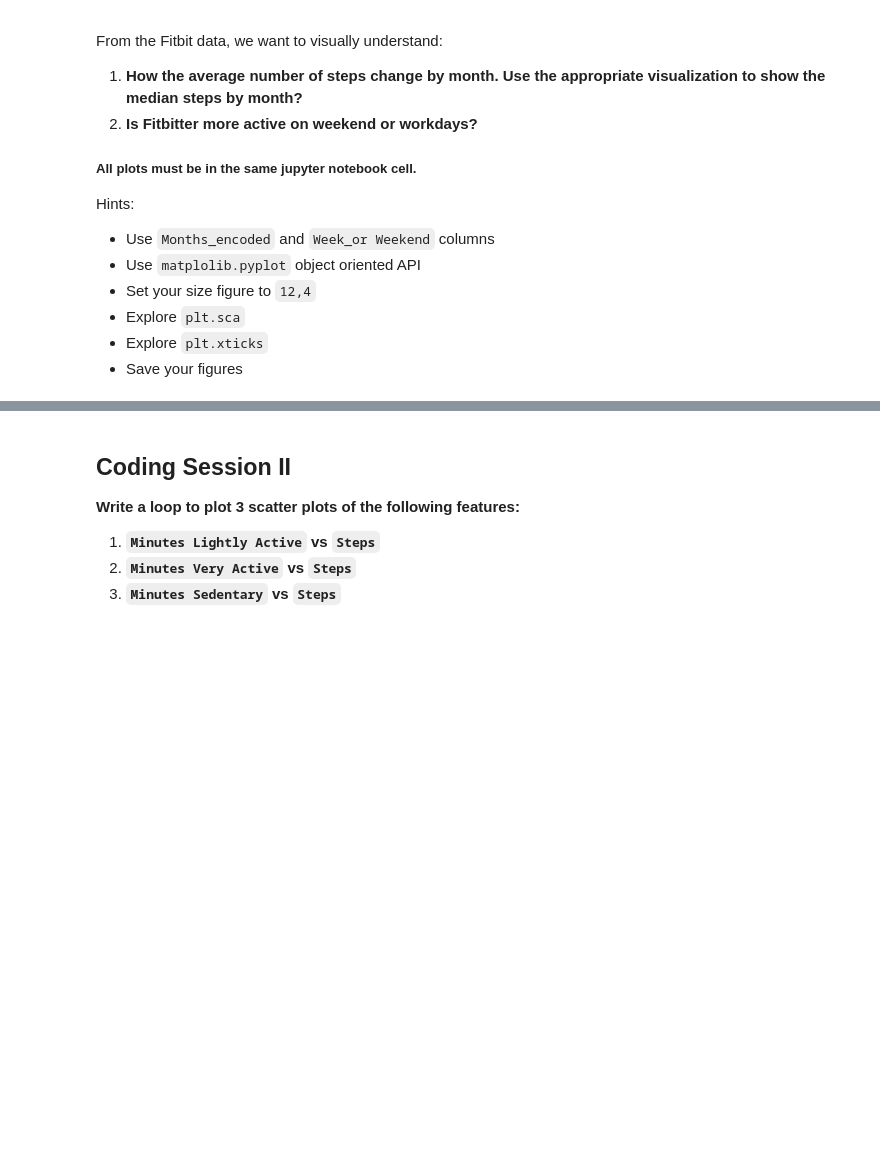
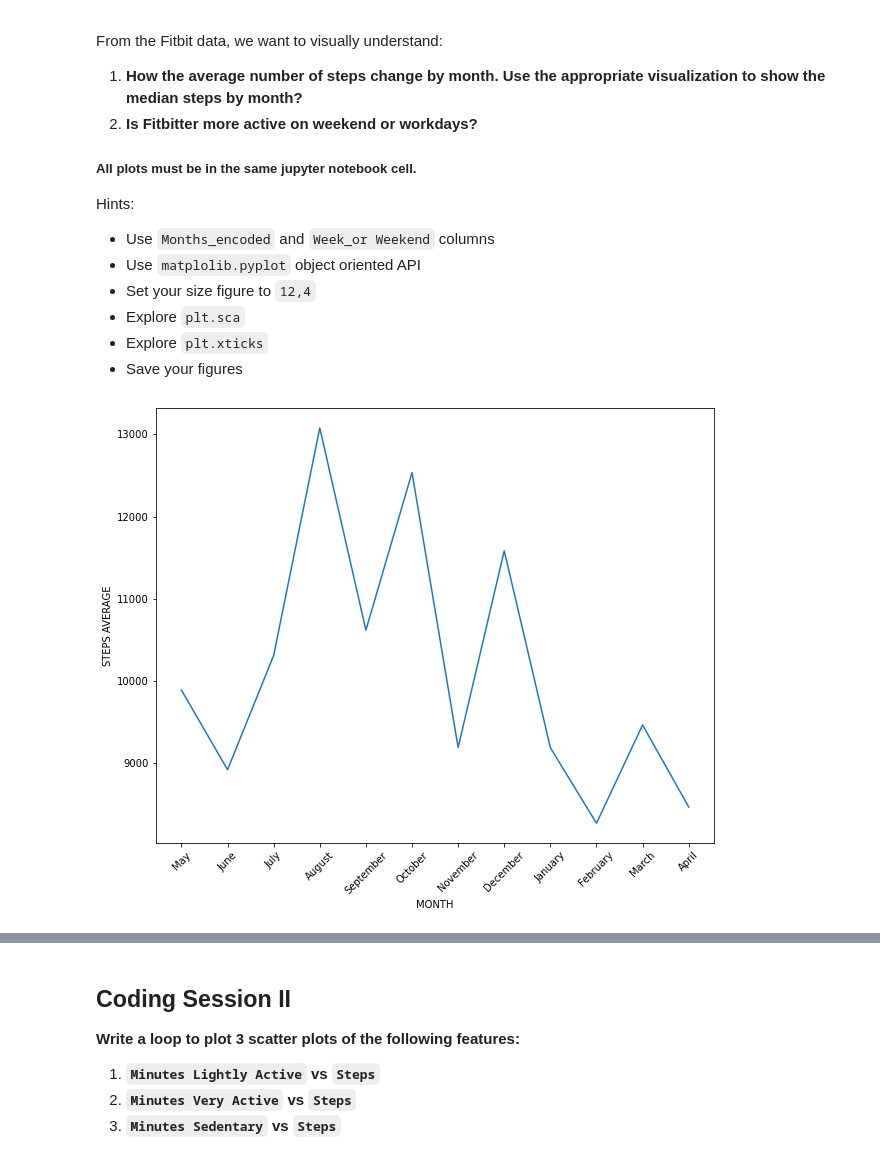
Before and after one commit to Ironhack-Part-Time-Enero2022/lab-visualization-extra, a Jupyter notebook: challenge-1.ipynb, the cells around one changed output, grey strips where cells are left out. Cells and saved outputs as stored; diff of their text form; code cells hidden in the pictures; blank space fills up the shorter version.

```diff
--- a/challenge-1.ipynb
+++ b/challenge-1.ipynb
@@ -5,9 +5,11 @@
 # %%
 # import libraries here
 import pandas as pd
+import matplotlib.pyplot as plt
+
+plt.rcParams["figure.figsize"] = (10,8)
 '''
 import numpy as np
-import matplotlib.pyplot as plt
 import seaborn as sns
 %matplotlib inline
 '''
@@ -41,0 +57,13 @@ Hints:
+# %%
+df_steps = fitbit.groupby('Months_encoded')['Steps'].mean().reset_index()
+
+tabla_steps = plt.plot(df_steps["Months_encoded"],
+                        df_steps["Steps"])
+
+
+plt.xlabel("MONTH")
+plt.ylabel("STEPS AVERAGE")
+meses = fitbit['Months'].unique()
+plt.xticks(df_steps["Months_encoded"], meses, rotation=45);
+# %% [output]
+[figure, added]
```
Also changed, not shown: parts of 6 cells of this notebook.
